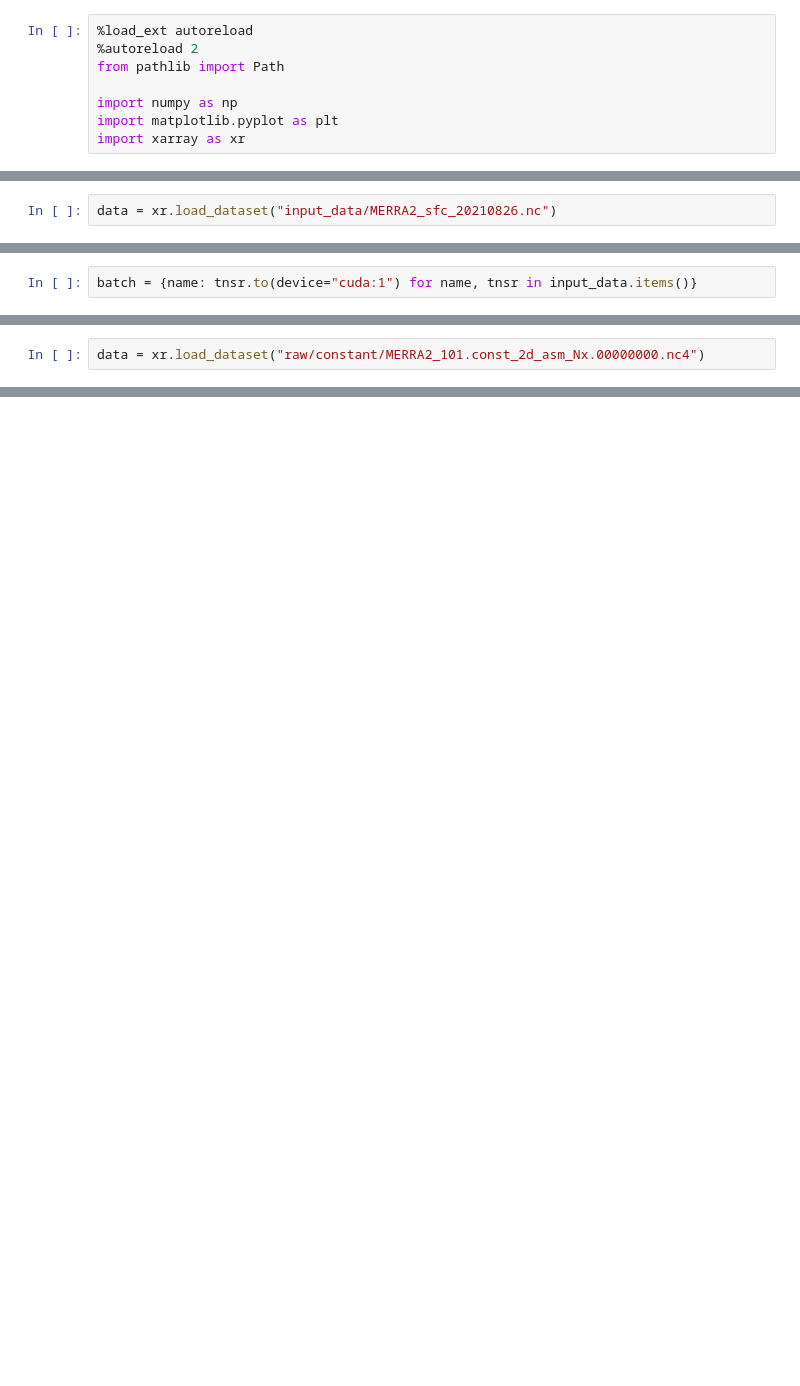
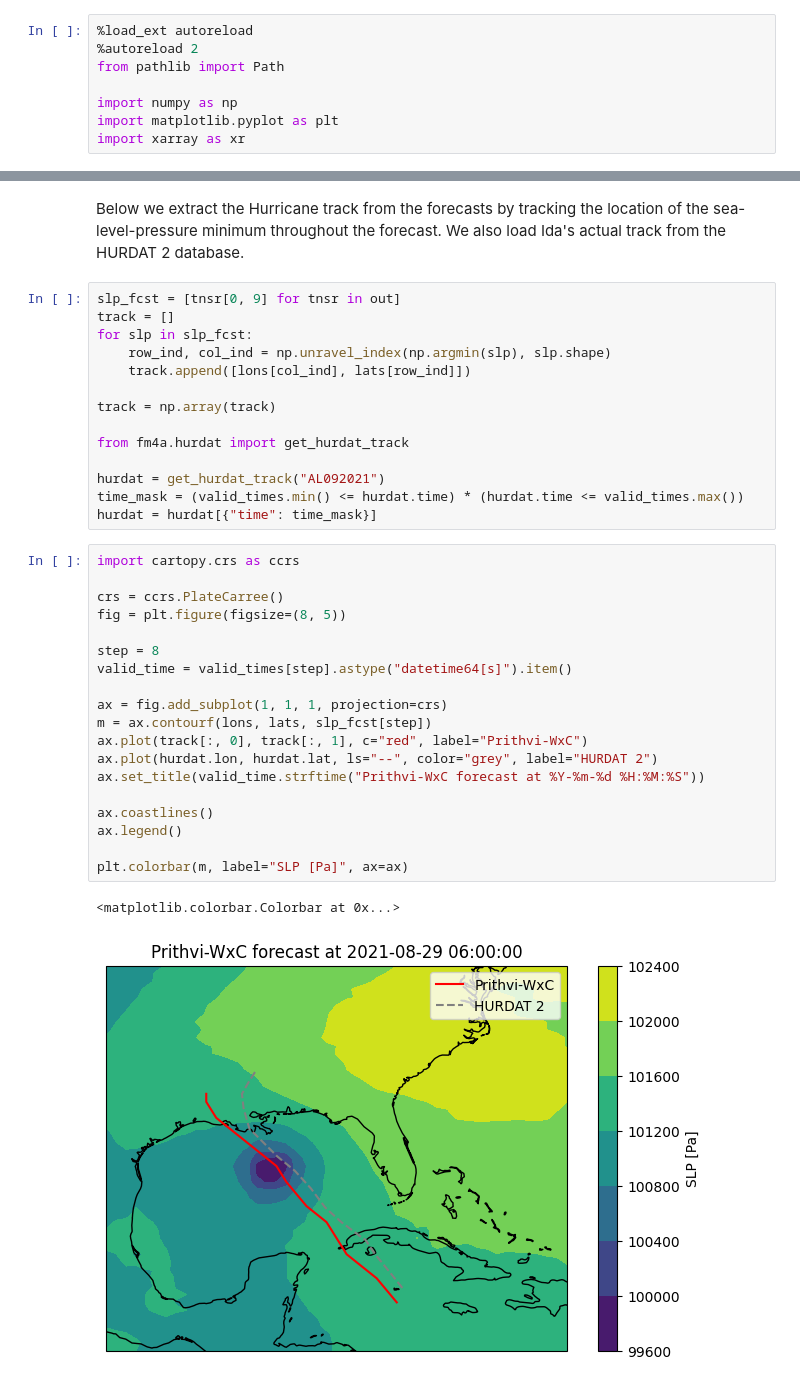
Before and after one commit to fm4a/fm4a, a Jupyter notebook: session_1/prithvi_wxc_tc_forecast.ipynb, the cells around one changed output, grey strips where cells are left out. Drawn from its saved outputs; the diff is of its cells as text; blank space fills up the shorter version.

```diff
--- a/session_1/prithvi_wxc_tc_forecast.ipynb
+++ b/session_1/prithvi_wxc_tc_forecast.ipynb
@@ -137,2 +12,0 @@ len(dataset)
-# %%
-data = xr.load_dataset("input_data/MERRA2_sfc_20210826.nc")
@@ -299,2 +12,0 @@ model = model.eval().to(device="cuda:1")
-# %%
-batch = {name: tnsr.to(device="cuda:1") for name, tnsr in input_data.items()}
@@ -391,2 +12,0 @@ lead_time
-# %%
-data = xr.load_dataset("raw/constant/MERRA2_101.const_2d_asm_Nx.00000000.nc4")
@@ -506,0 +181,38 @@ Data variables:
+# %% [markdown]
+Below we extract the Hurricane track from the forecasts by tracking the location of the sea-level-pressure minimum throughout the forecast. We also load Ida's actual track from the HURDAT 2 database.
+# %%
+slp_fcst = [tnsr[0, 9] for tnsr in out]
+track = []
+for slp in slp_fcst:
+    row_ind, col_ind = np.unravel_index(np.argmin(slp), slp.shape)
+    track.append([lons[col_ind], lats[row_ind]])
+
+track = np.array(track)
+
+from fm4a.hurdat import get_hurdat_track
+
+hurdat = get_hurdat_track("AL092021")
+time_mask = (valid_times.min() <= hurdat.time) * (hurdat.time <= valid_times.max())
+hurdat = hurdat[{"time": time_mask}]
+# %%
+import cartopy.crs as ccrs
+
+crs = ccrs.PlateCarree()
+fig = plt.figure(figsize=(8, 5))
+
+step = 8
+valid_time = valid_times[step].astype("datetime64[s]").item()
+
+ax = fig.add_subplot(1, 1, 1, projection=crs)
+m = ax.contourf(lons, lats, slp_fcst[step])
+ax.plot(track[:, 0], track[:, 1], c="red", label="Prithvi-WxC")
+ax.plot(hurdat.lon, hurdat.lat, ls="--", color="grey", label="HURDAT 2")
+ax.set_title(valid_time.strftime("Prithvi-WxC forecast at %Y-%m-%d %H:%M:%S"))
+
+ax.coastlines()
+ax.legend()
+
+plt.colorbar(m, label="SLP [Pa]", ax=ax)
+# %% [output]
+<matplotlib.colorbar.Colorbar at 0x...>
+[figure, added]
```
Also changed, not shown: parts of 61 cells of this notebook, 3 other files.
